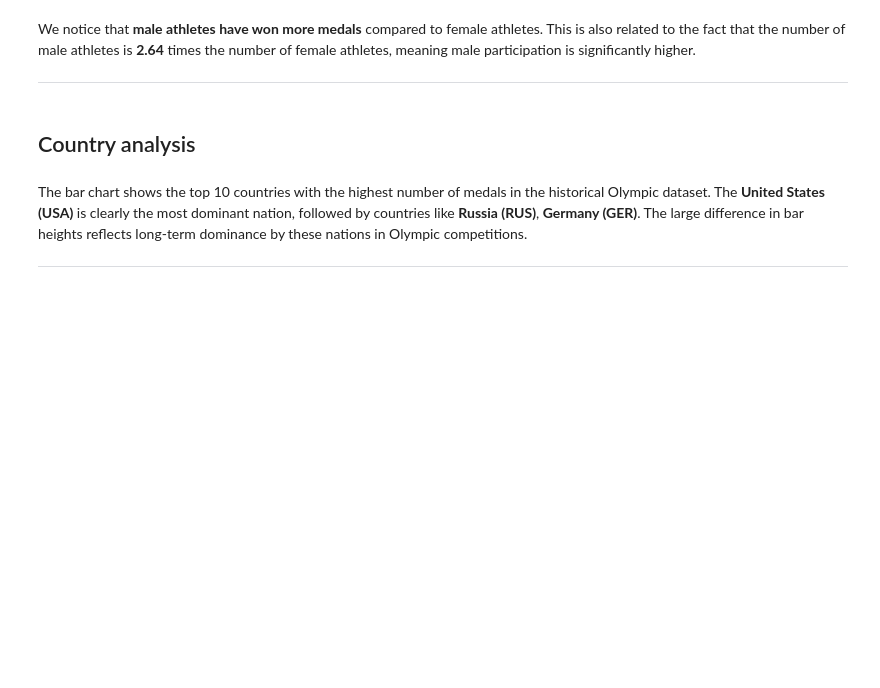
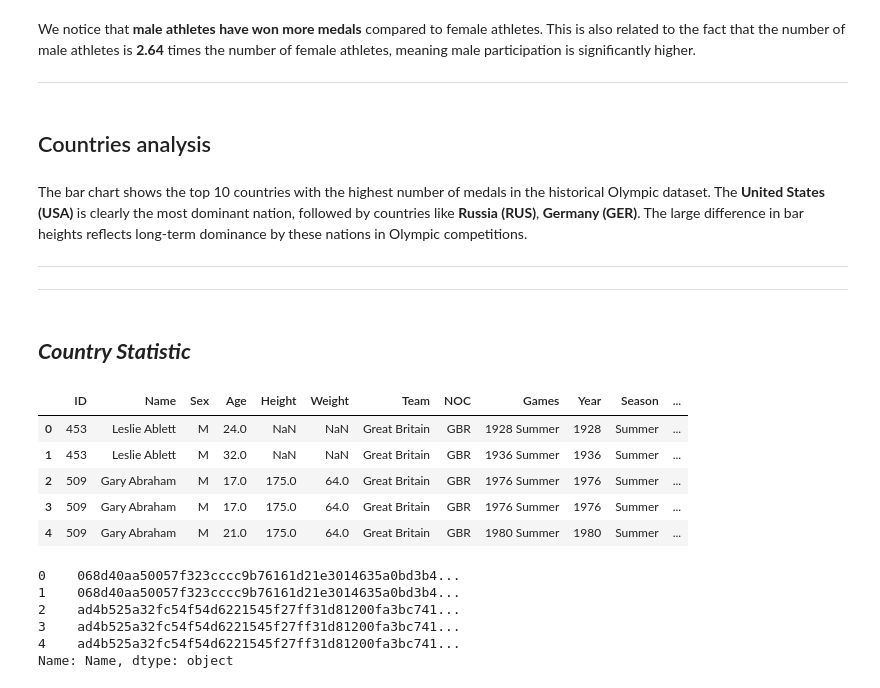
Before and after one commit to nouralahmad89-crypto/OS-projekt-Storbrittanien, a Jupyter notebook: notebooks/data_analysis.ipynb, the cells around one changed output. Drawn from its saved outputs; the diff is of its cells as text; code cells hidden in the pictures; blank space fills up the shorter version.

Commit message:
Anonymize athlete names using SHA-256 for Great Britain NOC

```diff
--- a/notebooks/data_analysis.ipynb
+++ b/notebooks/data_analysis.ipynb
@@ -292,7 +292,7 @@ This is also related to the fact that the number of male athletes is **2.64** ti
 
 --------
 # %% [markdown]
-## Country analysis
+## Countries analysis
 # %%
 import plotly.express as px
 # Get top 10 countries by total medals
@@ -322,3 +322,30 @@ fig.update_layout(
 The bar chart shows the top 10 countries with the highest number of medals in the historical Olympic dataset. The **United States (USA)** is clearly the most dominant nation, followed by countries like **Russia (RUS)**, **Germany (GER)**. The large difference in bar heights reflects long-term dominance by these nations in Olympic competitions.
 
 ----------
+---------
+# %% [markdown]
+## ***Country Statistic***
+# %%
+import hashlib as hl
+
+# Filter for Great Britain
+gbr = merged[merged['NOC'] == 'GBR'].reset_index(drop=True)
+gbr.head()
+# %% [output]
+|  | ID | Name | Sex | Age | Height | Weight | Team | NOC | Games | Year | Season | ... |
+| 0 | 453 | Leslie Ablett | M | 24.0 | NaN | NaN | Great Britain | GBR | 1928 Summer | 1928 | Summer | ... |
+| 1 | 453 | Leslie Ablett | M | 32.0 | NaN | NaN | Great Britain | GBR | 1936 Summer | 1936 | Summer | ... |
+| 2 | 509 | Gary Abraham | M | 17.0 | 175.0 | 64.0 | Great Britain | GBR | 1976 Summer | 1976 | Summer | ... |
+| 3 | 509 | Gary Abraham | M | 17.0 | 175.0 | 64.0 | Great Britain | GBR | 1976 Summer | 1976 | Summer | ... |
+| 4 | 509 | Gary Abraham | M | 21.0 | 175.0 | 64.0 | Great Britain | GBR | 1980 Summer | 1980 | Summer | ... |
+# %%
+gbr["Name"] = gbr["Name"].astype(str) # Make sure Name column is string
+hashes = gbr["Name"].apply(lambda x: hl.sha256(x.encode()).hexdigest()) # Apply SHA-256 hash to each Name
+hashes.head()
+# %% [output]
+0    068d40aa50057f323cccc9b76161d21e3014635a0bd3b4...
+1    068d40aa50057f323cccc9b76161d21e3014635a0bd3b4...
+2    ad4b525a32fc54f54d6221545f27ff31d81200fa3bc741...
+3    ad4b525a32fc54f54d6221545f27ff31d81200fa3bc741...
+4    ad4b525a32fc54f54d6221545f27ff31d81200fa3bc741...
+Name: Name, dtype: object
```
Also changed, not shown: parts of 2 cells of this notebook.
